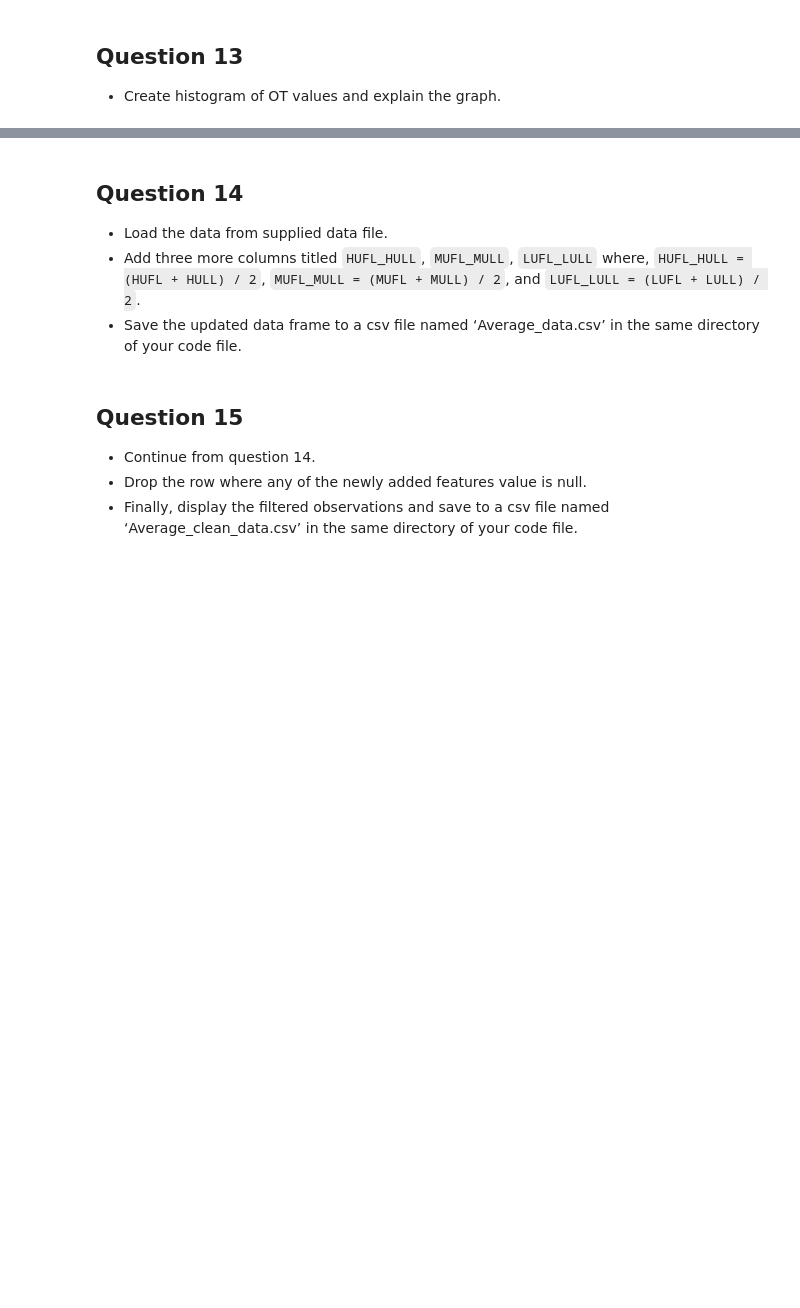
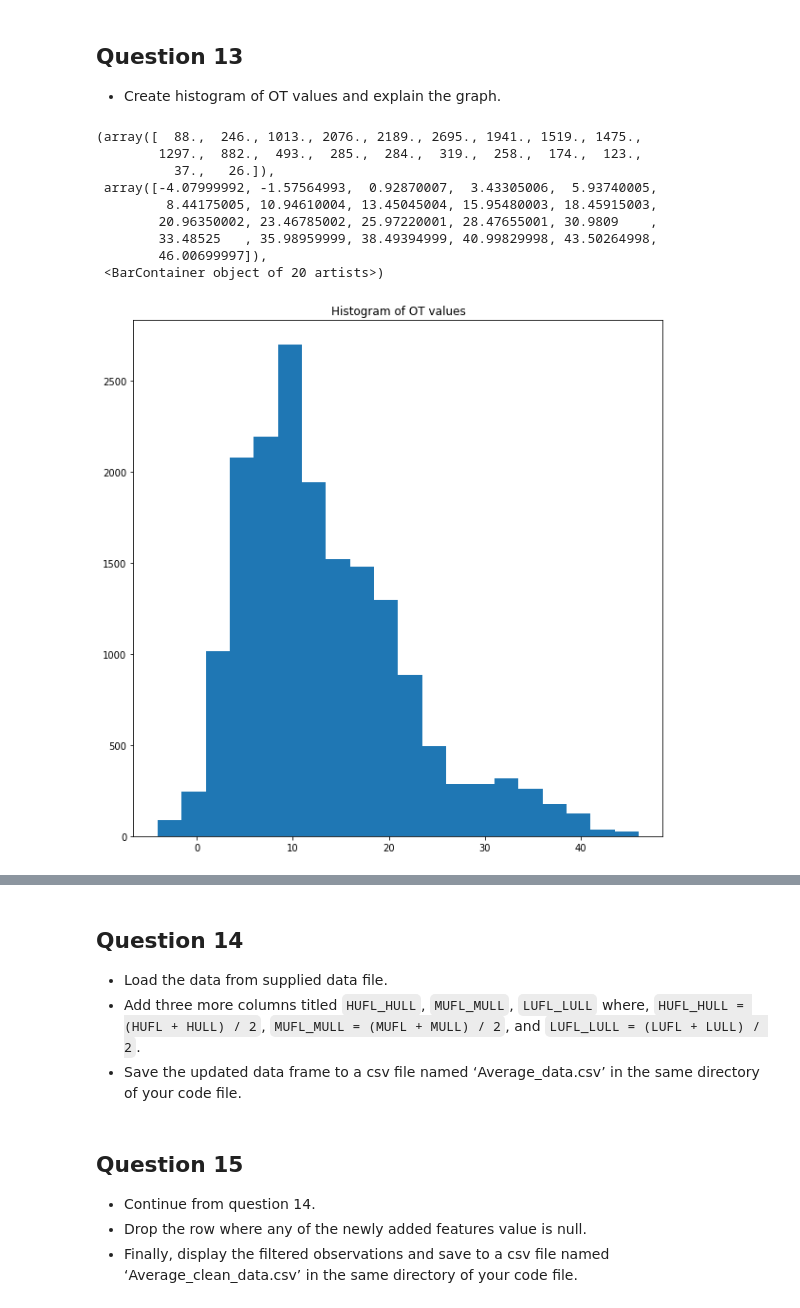
Before and after one commit to NNCT2904/SIT720-MachineLearning, a Jupyter notebook: Assignment1/assignment1.ipynb, the cells around one changed output, grey strips where cells are left out. Saved outputs shown, nothing was run; the diff lists cells and outputs as text; code cells hidden in the pictures; blank space fills up the shorter version.

```diff
--- a/Assignment1/assignment1.ipynb
+++ b/Assignment1/assignment1.ipynb
@@ -214,3 +273,20 @@ for year in [2016, 2017, 2018]:
 # %% [markdown]
 ## Question 13
 - Create histogram of OT values and explain the graph.
+# %%
+data = pd.read_csv(file)
+
+plt.figure(figsize=(10,10))
+plt.title('Histogram of OT values')
+plt.hist(data.OT, bins=20)
+# %% [output]
+(array([  88.,  246., 1013., 2076., 2189., 2695., 1941., 1519., 1475.,
+        1297.,  882.,  493.,  285.,  284.,  319.,  258.,  174.,  123.,
+          37.,   26.]),
+ array([-4.07999992, -1.57564993,  0.92870007,  3.43305006,  5.93740005,
+         8.44175005, 10.94610004, 13.45045004, 15.95480003, 18.45915003,
+        20.96350002, 23.46785002, 25.97220001, 28.47655001, 30.9809    ,
+        33.48525   , 35.98959999, 38.49394999, 40.99829998, 43.50264998,
+        46.00699997]),
+ <BarContainer object of 20 artists>)
+[figure, added]
```
Also changed, not shown: parts of 15 cells of this notebook, 2 other files.
